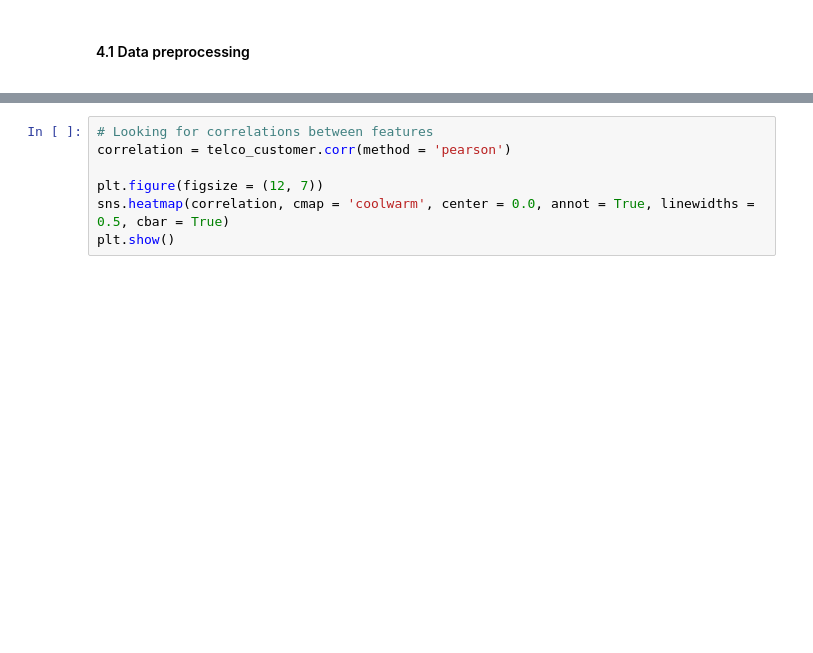
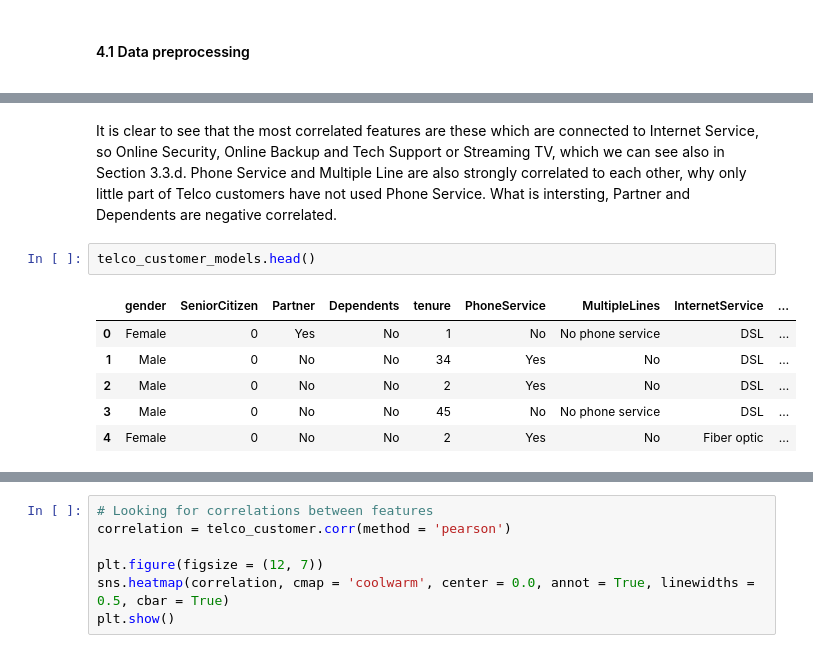
Before and after one commit to jacobolyst/Data_analysis-Data_science_portfolio, a Jupyter notebook: Telco Customer Churn Classification/Telco_Data_Mining.ipynb, the cells around one changed output, grey strips where cells are left out. Cells and saved outputs as stored; diff of their text form; blank space fills up the shorter version.

```diff
--- a/Telco Customer Churn Classification/Telco_Data_Mining.ipynb
+++ b/Telco Customer Churn Classification/Telco_Data_Mining.ipynb
@@ -964,0 +1028,11 @@ $\newline$
+# %% [markdown]
+It is clear to see that the most correlated features are these which are connected to Internet Service, so Online Security, Online Backup and Tech Support or Streaming TV, which we can see also in Section 3.3.d. Phone Service and Multiple Line are also strongly correlated to each other, why only little part of Telco customers have not used Phone Service. What is intersting, Partner and Dependents are negative correlated.
+# %%
+telco_customer_models.head()
+# %% [output]
+|  | gender | SeniorCitizen | Partner | Dependents | tenure | PhoneService | MultipleLines | InternetService | ... |
+| 0 | Female | 0 | Yes | No | 1 | No | No phone service | DSL | ... |
+| 1 | Male | 0 | No | No | 34 | Yes | No | DSL | ... |
+| 2 | Male | 0 | No | No | 2 | Yes | No | DSL | ... |
+| 3 | Male | 0 | No | No | 45 | No | No phone service | DSL | ... |
+| 4 | Female | 0 | No | No | 2 | Yes | No | Fiber optic | ... |
```
Also changed, not shown: parts of 29 cells of this notebook.
